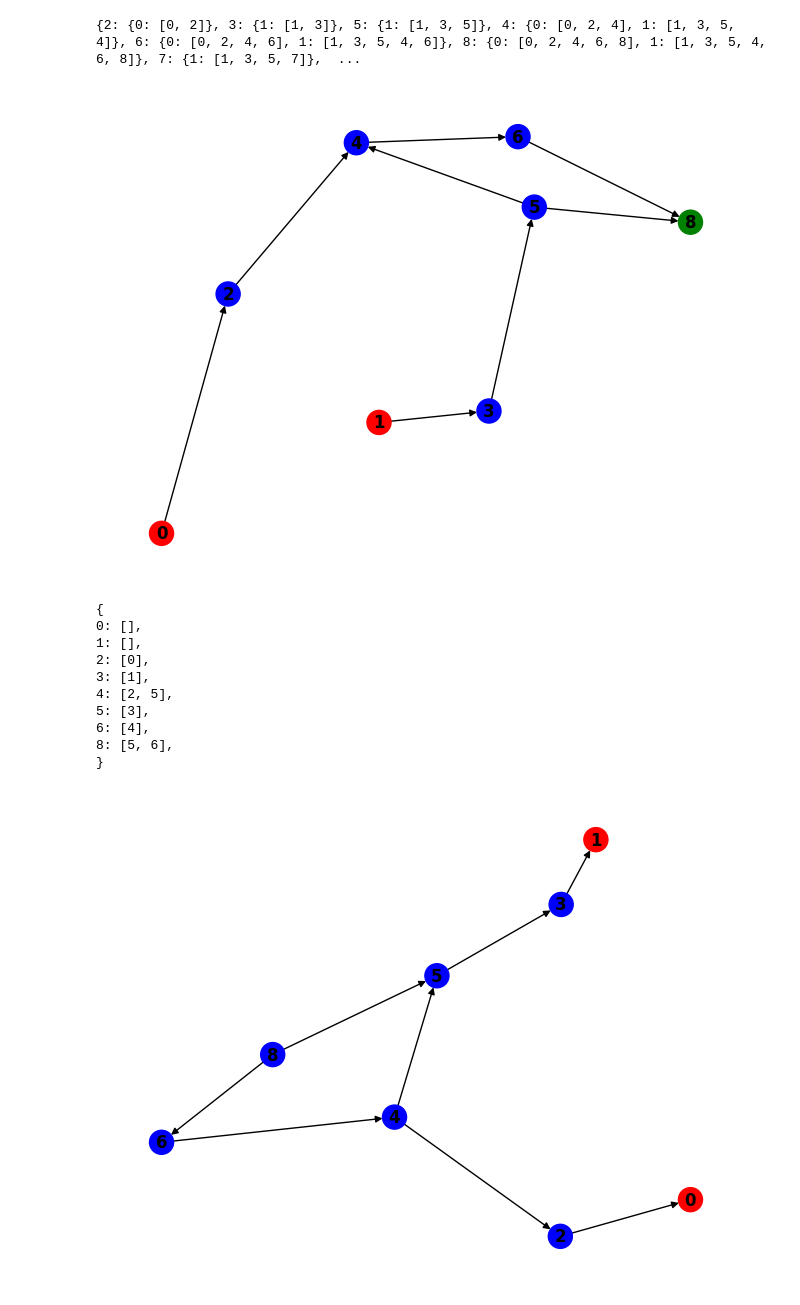
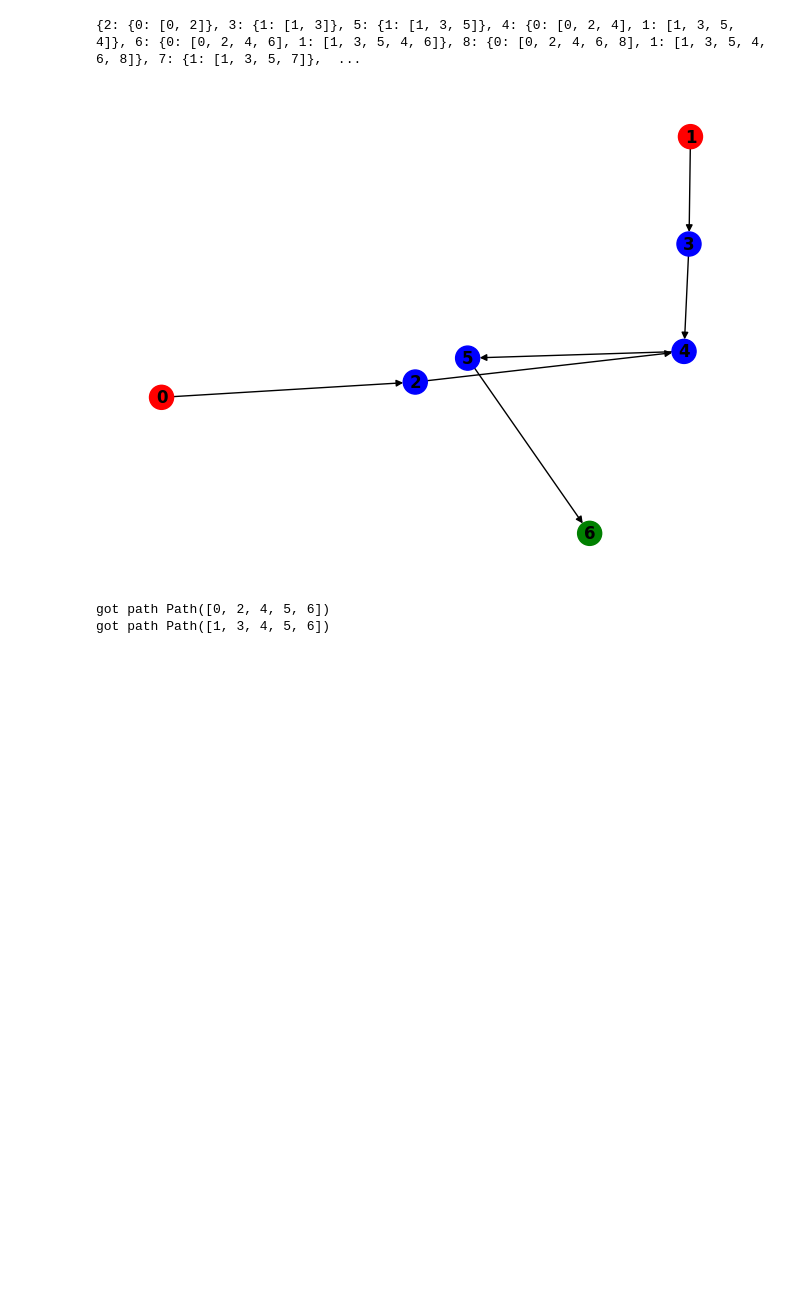
Before and after one commit to matiutd888/mgr, a Jupyter notebook: notebooks/magisterka_simulations.ipynb, the cells around one changed output. Cells and saved outputs as stored; diff of their text form; code cells hidden in the pictures; blank space fills up the shorter version.

Commit message:
Add the more the merrier all shortest path impl

```diff
--- a/notebooks/magisterka_simulations.ipynb
+++ b/notebooks/magisterka_simulations.ipynb
@@ -253,6 +255,44 @@ def the_more_the_merrier(graph, starting_nodes, _final_vertices):
         visit_next = []
 
 
+
+def the_more_the_merrier_all_shortest_path_2(graph, starting_nodes, _final_vertices):
+    def change_visit_list_to_visit_dict(visit_list):
+        res = {}
+        for (k, s) in visit_list:
+            if k not in res:
+                res[k] = s
+            else:
+                res[k] |= s
+        return res
+    visit = [(s_i, {s_i}) for s_i in starting_nodes]
+    visit_next = []
+    seen = defaultdict(dict)
+    depths = defaultdict(dict)
+    for s in starting_nodes:
+        seen[s][s] = {}
+        depths[s][s] = 0
+    while visit:
+        visit_dict = change_visit_list_to_visit_dict(visit)
+        for v in visit_dict:
+            for n in graph.neighbors(v):
+                D = visit_dict[v] - set(seen[n].keys())
+                if len(D) > 0:
+                    visit_next.append((n, D))
+                    for d_bfs in D:
+                        seen[n][d_bfs] = {v}
+                        depths[n][d_bfs] = depths[v][d_bfs] + 1
+                paths_to_extract = D.copy()
+                bfss_to_iterate = visit_dict[v] - D
+                for bfs_it in bfss_to_iterate:
+                    if depths[n][bfs_it] == depths[v][bfs_it] + 1:
+                        paths_to_extract.add(bfs_it)
+                        seen[n][bfs_it].add(v)
+                if n in _final_vertices:
+                    the_more_the_merrier_extract_paths(seen, n, v, paths_to_extract)
+        visit = visit_next
+        visit_next = []
+
 # def the_more_the_merrier_all_shortest_path(graph, starting_nodes, _final_vertices):
 #     def change_visit_list_to_visit_dict(visit_list):
 #         res = {}
@@ -397,7 +437,7 @@ def create_example(graph_dict, sv, fv):
 # %%
 def handle_example(e):
     draw_with_colors(e.graph, e.starting_vertices, e.final_vertices)
-    the_more_the_merrier(e.graph, e.starting_vertices, e.final_vertices)
+    the_more_the_merrier_all_shortest_path_2(e.graph, e.starting_vertices, e.final_vertices)
     # bfs_g = optimized_build_parent_graph(e.graph, e.starting_vertices, e.final_vertices)
     # nx_bfs_g = dict_to_nx_graph(bfs_g)
     # cycles = list(nx.simple_cycles(nx_bfs_g))
@@ -516,17 +568,8 @@ Example(graph=<networkx.classes.digraph.DiGraph object at 0x...>, starting_verti
 [figure]
 {2: {0: [0, 2]}, 3: {1: [1, 3]}, 5: {1: [1, 3, 5]}, 4: {0: [0, 2, 4], 1: [1, 3, 5, 4]}, 6: {0: [0, 2, 4, 6], 1: [1, 3, 5, 4, 6]}, 8: {0: [0, 2, 4, 6, 8], 1: [1, 3, 5, 4, 6, 8]}, 7: {1: [1, 3, 5, 7]},  ...
 # %%
-handle_example(e_3)
+handle_example(e_1)
 # %% [output]
-[figure, old version]
+[figure, new version]
-{
-0: [],
-1: [],
-2: [0],
-3: [1],
-4: [2, 5],
-5: [3],
-6: [4],
-8: [5, 6],
-}
+got path Path([0, 2, 4, 5, 6])
+got path Path([1, 3, 4, 5, 6])
-[figure, removed]
```
Also changed, not shown: parts of 5 cells of this notebook.
